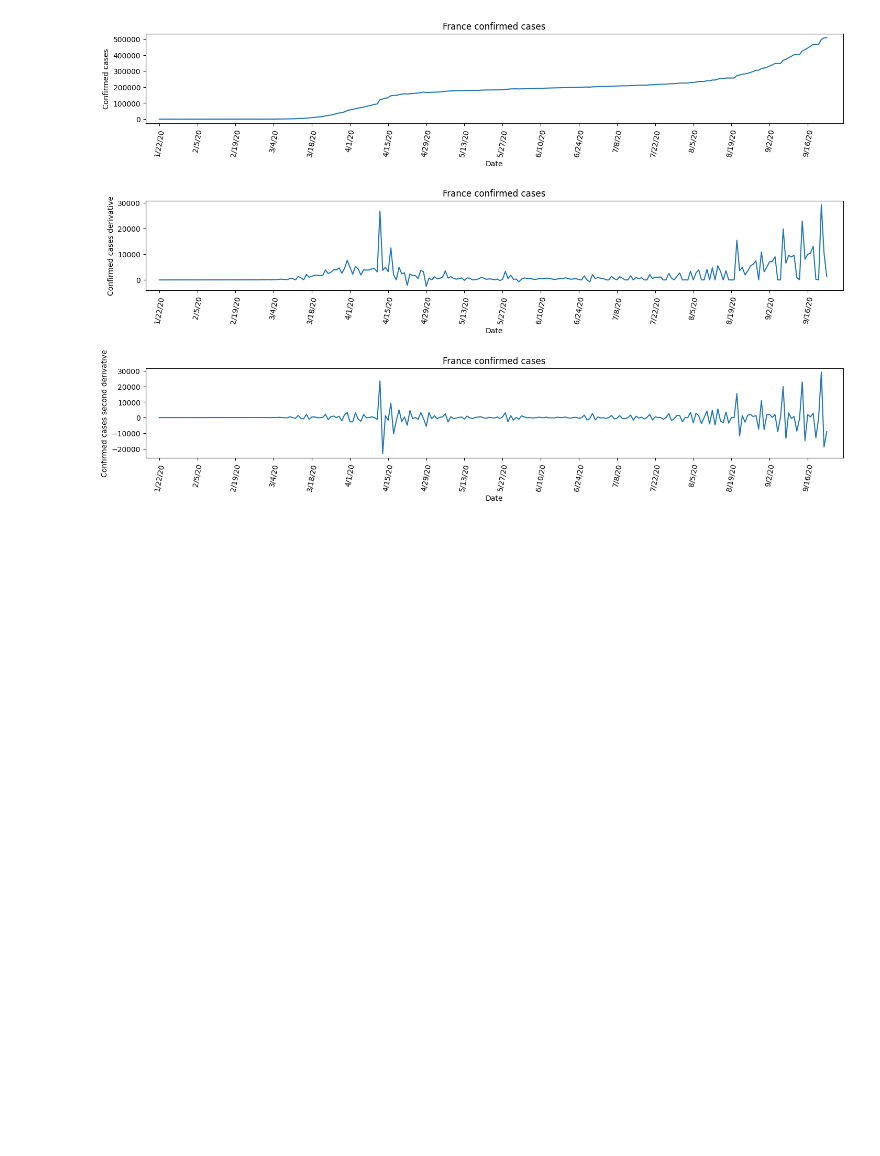
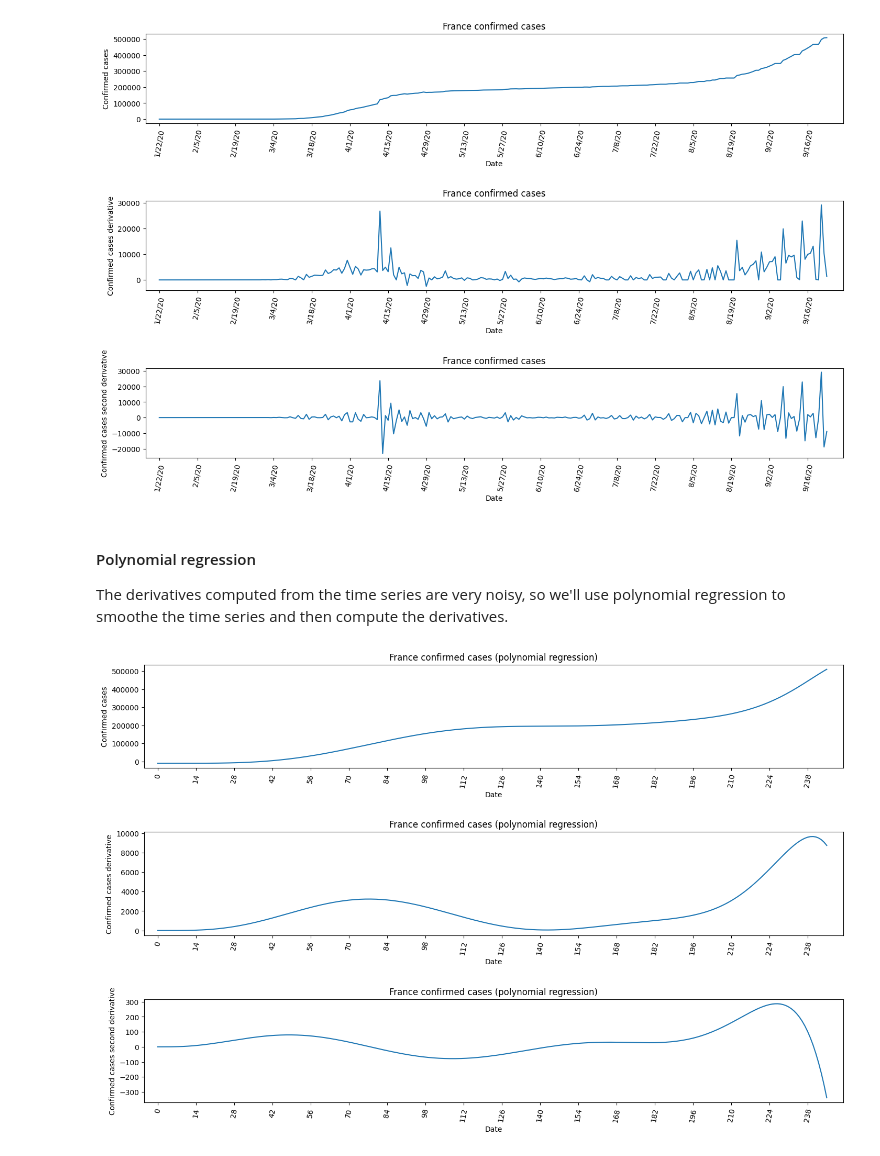
Before and after one commit to tom-sartori/BIN710, a Jupyter notebook: Project/clipping_curves.ipynb, the cells around one changed output. Cells and saved outputs as stored; diff of their text form; code cells hidden in the pictures; blank space fills up the shorter version.

Commit message:
[+] smoothing curves

```diff
--- a/Project/clipping_curves.ipynb
+++ b/Project/clipping_curves.ipynb
@@ -43,3 +43,46 @@ fig.tight_layout(pad=3.0)
 plt.show()
 # %% [output]
 [figure]
+# %% [markdown]
+#### Polynomial regression
+The derivatives computed from the time series are very noisy, so we'll use polynomial regression to smoothe the time series and then compute the derivatives.
+# %%
+from sklearn.preprocessing import PolynomialFeatures
+from sklearn.linear_model import LinearRegression
+
+
+country = 'France'
+degree = 10
+
+fig, axs = plt.subplots(3, 1, figsize=(15, 10))
+
+country_data = data[data['Country'] == country]
+country_data = country_data.drop(columns=['Country'])
+
+x = range(len(country_data.columns))
+y = country_data.values[0]
+
+poly = PolynomialFeatures(degree=degree)
+X_poly = poly.fit_transform([[i] for i in x])
+model = LinearRegression()
+model.fit(X_poly, y)
+
+y_poly = model.predict(X_poly)
+d1_poly = [y_poly[i] - y_poly[i-1] if i > 0 else 0 for i in range(len(y_poly))]
+d2_poly = [d1_poly[i] - d1_poly[i-1] if i > 0 else 0 for i in range(len(d1_poly))]
+
+for i, d in enumerate([y_poly, d1_poly, d2_poly]):
+    axs[i].plot(x, d)
+    axs[i].set_title(f'{country} confirmed cases (polynomial regression)')
+    axs[i].set_xlim(-5, len(x) + 5)
+    axs[i].set_xlabel('Date')
+    axs[i].tick_params(axis='x', rotation=80)
+    axs[i].xaxis.set_major_locator(plt.MultipleLocator(14))
+
+axs[0].set_ylabel('Confirmed cases')
+axs[1].set_ylabel('Confirmed cases derivative')
+axs[2].set_ylabel('Confirmed cases second derivative')
+fig.tight_layout(pad=3.0)
+plt.show()
+# %% [output]
+[figure, added]
```
Also changed, not shown: parts of 3 cells of this notebook.
